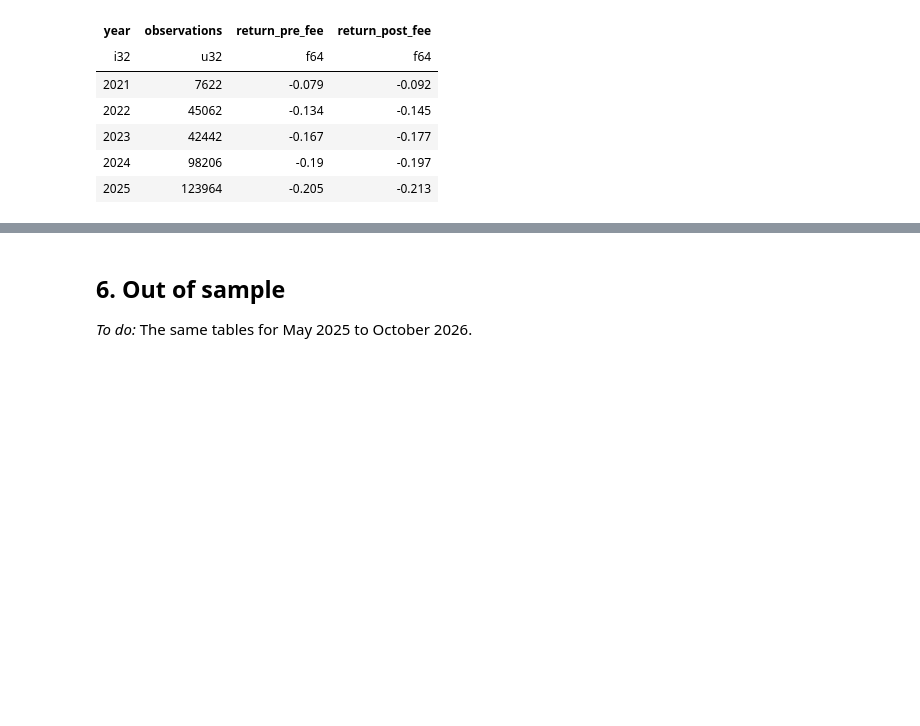
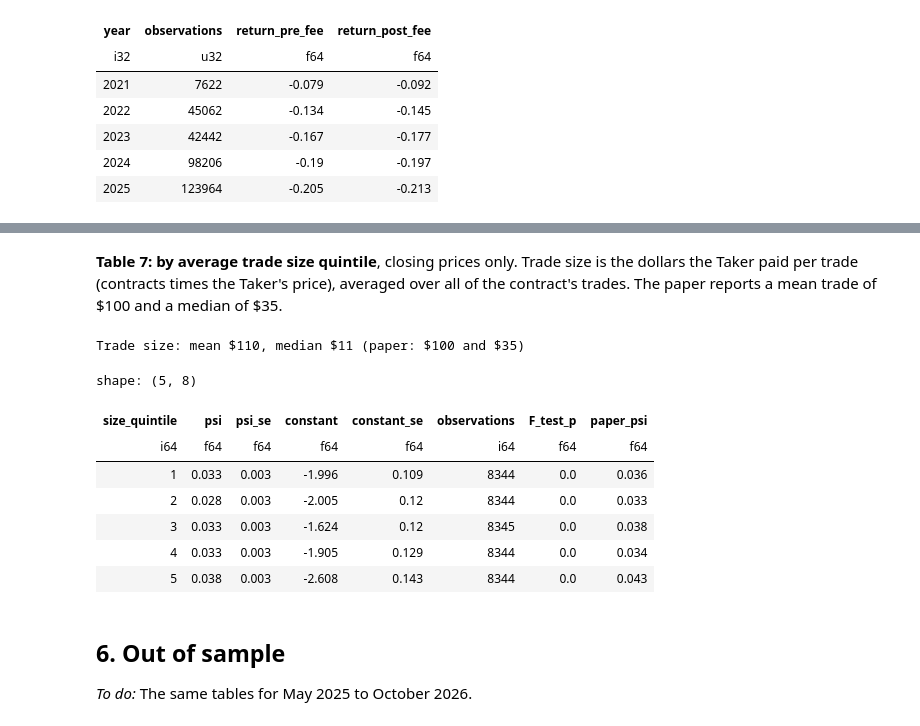
Before and after one commit to Shuhandler/kalshi-longshot-bias, a Jupyter notebook: kalshi_longshot.ipynb, the cells around one changed output, grey strips where cells are left out. Cells and saved outputs as stored; diff of their text form; code cells hidden in the pictures; blank space fills up the shorter version.

```diff
--- a/kalshi_longshot.ipynb
+++ b/kalshi_longshot.ipynb
@@ -635,3 +696,28 @@ shape: (5, 4)
+# %% [markdown]
+**Table 7: by average trade size quintile**, closing prices only. Trade size is the dollars the Taker paid per trade (contracts times the Taker's price), averaged over all of the contract's trades. The paper reports a mean trade of \$100 and a median of \$35.
+# %%
+trade_size = (
+    trades
+    .with_columns((pl.col("contracts") * pl.when(pl.col("taker_side") == "yes").then(pl.col("yes_price")).otherwise(1 - pl.col("yes_price"))).alias("dollars"))
+)
+print(f"Trade size: mean ${trade_size['dollars'].mean():.0f}, median ${trade_size['dollars'].median():.0f} (paper: $100 and $35)")
+
+closing = (closing.join(trade_size.group_by("ticker").agg(pl.col("dollars").mean().alias("mean_trade_size")), on="ticker")
+           .with_columns((pl.col("mean_trade_size").rank("ordinal") * 5 / (pl.len() + 1)).floor().cast(pl.Int32).add(1).alias("size_quintile")))
+
+paper_table_7 = [0.036, 0.033, 0.038, 0.034, 0.043]
+pl.DataFrame([{"size_quintile": q, **mincer_zarnowitz(closing.filter(pl.col("size_quintile") == q), cluster_by=("event_ticker",)),
+               "paper_psi": paper_table_7[q - 1]} for q in range(1, 6)]).with_columns(pl.selectors.float().round(3))
+# %% [output]
+Trade size: mean $110, median $11 (paper: $100 and $35)
+shape: (5, 8)
+| size_quintile | psi | psi_se | constant | constant_se | observations | F_test_p | paper_psi |
+| i64 | f64 | f64 | f64 | f64 | i64 | f64 | f64 |
+| 1 | 0.033 | 0.003 | -1.996 | 0.109 | 8344 | 0.0 | 0.036 |
+| 2 | 0.028 | 0.003 | -2.005 | 0.12 | 8344 | 0.0 | 0.033 |
+| 3 | 0.033 | 0.003 | -1.624 | 0.12 | 8345 | 0.0 | 0.038 |
+| 4 | 0.033 | 0.003 | -1.905 | 0.129 | 8344 | 0.0 | 0.034 |
+| 5 | 0.038 | 0.003 | -2.608 | 0.143 | 8344 | 0.0 | 0.043 |
 # %% [markdown]
 ## 6. Out of sample
 
```
Also changed, not shown: parts of 6 cells of this notebook, 2 other files.
